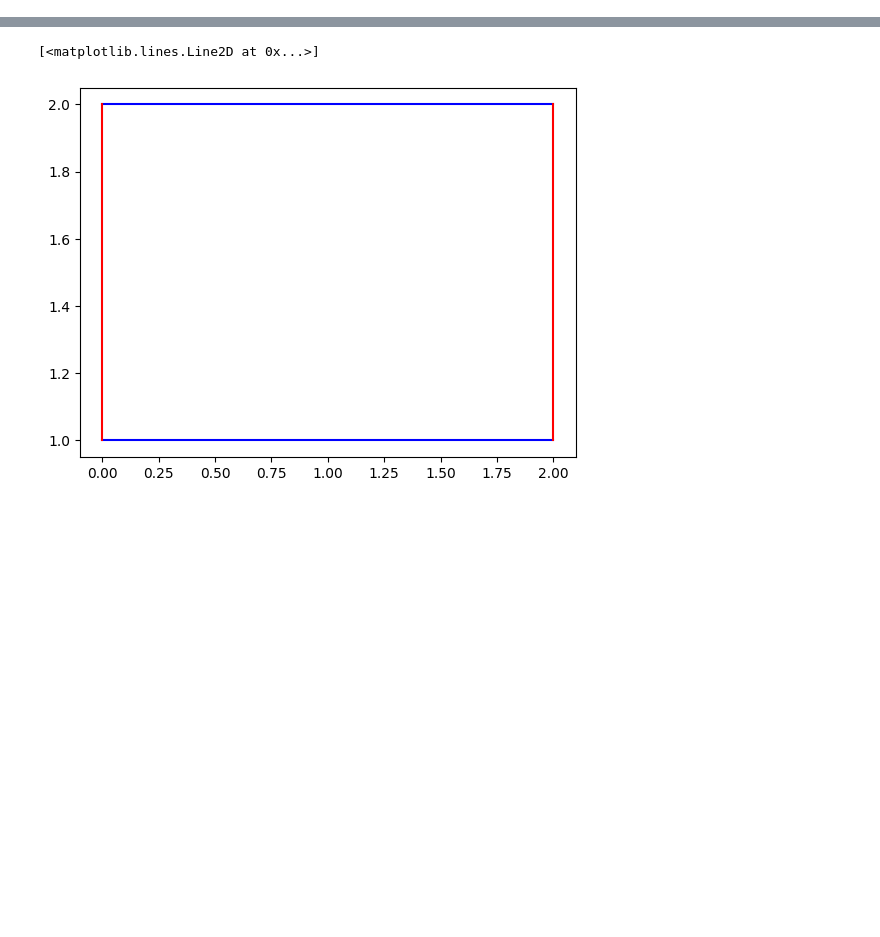
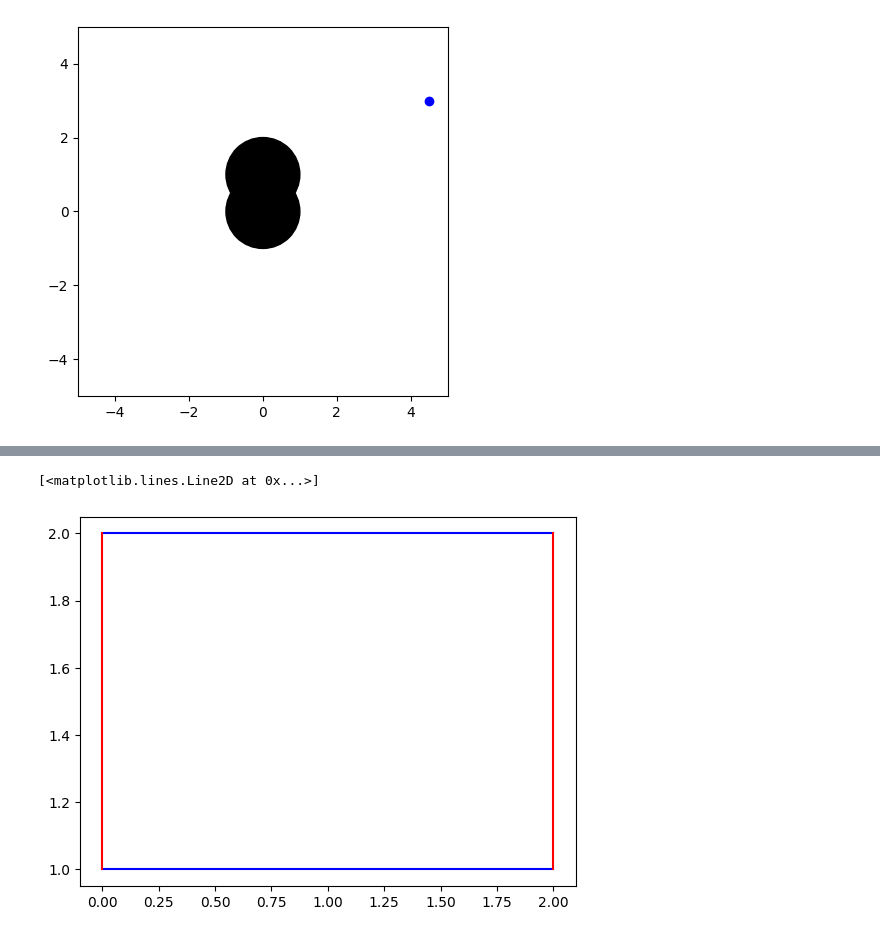
Before and after one commit to MxLied/Phyton-Max-Liedman, a Jupyter notebook: Labs och Explorations/tuto.ipynb, the cells around one changed output, grey strips where cells are left out. Drawn from its saved outputs; the diff is of its cells as text; code cells hidden in the pictures; blank space fills up the shorter version.

```diff
--- a/Labs och Explorations/tuto.ipynb
+++ b/Labs och Explorations/tuto.ipynb
@@ -87,0 +93,84 @@ It is a perceft square
+# %%
+from symbol import single_input
+import matplotlib.pyplot as plt
+import math
+
+class Circle():
+    def __init__(self, radius, center_point_x,  center_point_y ):
+        self.radius = radius
+        self.center_point_x = center_point_x
+        self.center_point_y = center_point_y
+
+
+    def circle_area(self):
+        return print(math.pi * self.radius**2)
+
+    def circle_circumference(self):
+        return print(2 * math.pi * self.radius**2)
+
+     ##  ## moves square in axis
+    def transalte(self, x_offsett, y_offsett):
+        self.center_point_x = x_offsett
+        self.center_point_y = y_offsett
+
+    def plot(self, color = 'k'):
+        print("plotter is running")
+        circle_plot_object = plt.Circle((self.center_point_x, self.center_point_y), self.radius, color = color)
+
+        fig = plt.gcf()
+        ax = fig.gca()
+
+        ax.add_patch(circle_plot_object)
+        return ax
+
+    def point_plot(self, point_x_positioner, point_y_positioner):
+        ## plotter
+        single_plot_point = plt.plot(point_x_positioner,point_y_positioner,'bo')
+
+        ## Calculates ecludian
+        dista = math.dist((self.center_point_x, self.center_point_y), (point_x_positioner, point_y_positioner))
+        if (dista < self.radius):
+            print(f"The distance from the center of circle is :{dista}, the point is inside of the circle")
+        else:
+            print(f"The distance from the center of circle is :{dista}")
+
+    def is_unit_circle(self):
+        if (self.center_point_y | self.center_point_x == 0 and (self.radius ==1)):
+            print("Its a unit circle")
+
+    def __eq__(self, value): ##  Code heavily inspierd by Daniel Nillson: exercise 12 fractions
+        if (self.radius == value.radius):
+            return print("The two Circles are the SAME size")
+        else: return print ("The two Circles are NOT the same size")
+
+
+
+
+
+
+
+cirkel1 = Circle(1,0,1)
+cirkel2 = Circle(1,0,0)
+print(f" {cirkel1} == {cirkel2}, {cirkel1 == cirkel2}")
+cirkel2.plot()
+cirkel1.is_unit_circle()
+cirkel1.circle_area()
+cirkel1.circle_circumference()
+
+
+
+#cirkel1.plot()
+
+
+
+plt.axis([-5, 5, -5, 5])
+ax = cirkel1.plot()
+cirkel1.point_plot(4.5,3)
+ax.set_aspect(1)
+
+
+# cirkel1.plot()
+# plt.axis([-5, 5, -5, 5])
+
+# plt.axis([-5, 5, -5, 5])
+# %% [output]
@@ -87,0 +184 @@ It is a perceft square
+[figure, added]
```
Also changed, not shown: parts of 4 cells of this notebook, 2 other files.
